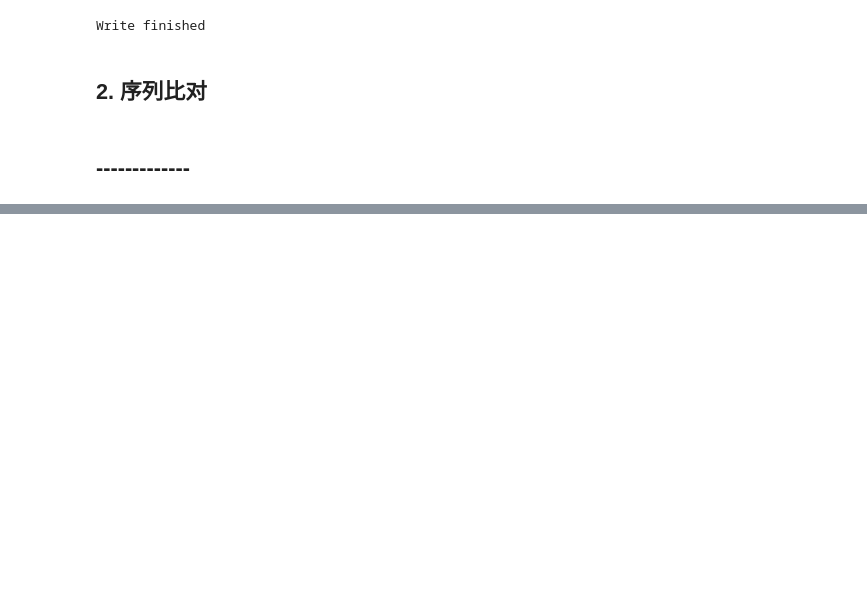
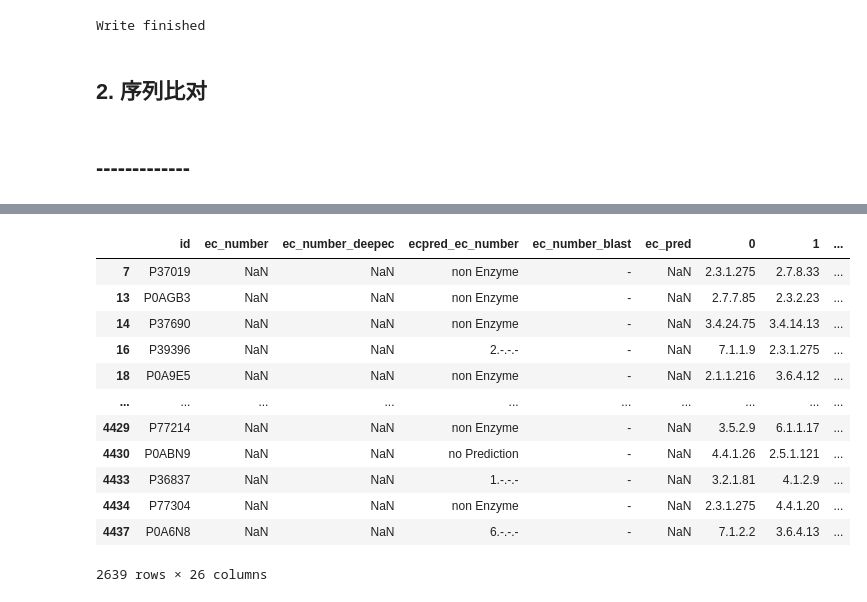
Before and after one commit to kingstdio/BioUniprot, a Jupyter notebook: tasks/task3/task3_1515.ipynb, the cells around one changed output, grey strips where cells are left out. Drawn from its saved outputs; the diff is of its cells as text; code cells hidden in the pictures; blank space fills up the shorter version.

```diff
--- a/tasks/task3/task3_1515.ipynb
+++ b/tasks/task3/task3_1515.ipynb
@@ -540,0 +392,3 @@ deepec_results
+# %%
+
+pd.options.display.max_rows = 20
@@ -541,2 +419,2 @@ deepec_results
 # %%
-pred = pd.read_excel('../../results/1515/final_pred.xlsx')
+modified = pd.read_excel('../../results/1515/mulit_results_manual_modified.xlsx')
@@ -570,0 +443,16 @@ aa.to_excel('../../results/1515/final_pred_with_deepec.xlsx', index=None)
+# %%
+modified[(modified.ec_number.isnull()) & modified.ec_pred.isnull()]
+# %% [output]
+|  | id | ec_number | ec_number_deepec | ecpred_ec_number | ec_number_blast | ec_pred | 0 | 1 | ... |
+| 7 | P37019 | NaN | NaN | non Enzyme | - | NaN | 2.3.1.275 | 2.7.8.33 | ... |
+| 13 | P0AGB3 | NaN | NaN | non Enzyme | - | NaN | 2.7.7.85 | 2.3.2.23 | ... |
+| 14 | P37690 | NaN | NaN | non Enzyme | - | NaN | 3.4.24.75 | 3.4.14.13 | ... |
+| 16 | P39396 | NaN | NaN | 2.-.-.- | - | NaN | 7.1.1.9 | 2.3.1.275 | ... |
+| 18 | P0A9E5 | NaN | NaN | non Enzyme | - | NaN | 2.1.1.216 | 3.6.4.12 | ... |
+| ... | ... | ... | ... | ... | ... | ... | ... | ... | ... |
+| 4429 | P77214 | NaN | NaN | non Enzyme | - | NaN | 3.5.2.9 | 6.1.1.17 | ... |
+| 4430 | P0ABN9 | NaN | NaN | no Prediction | - | NaN | 4.4.1.26 | 2.5.1.121 | ... |
+| 4433 | P36837 | NaN | NaN | 1.-.-.- | - | NaN | 3.2.1.81 | 4.1.2.9 | ... |
+| 4434 | P77304 | NaN | NaN | non Enzyme | - | NaN | 2.3.1.275 | 4.4.1.20 | ... |
+| 4437 | P0A6N8 | NaN | NaN | 6.-.-.- | - | NaN | 7.1.2.2 | 3.6.4.13 | ... |
+2639 rows × 26 columns
```
Also changed, not shown: parts of 92 cells of this notebook, 9 other files.
